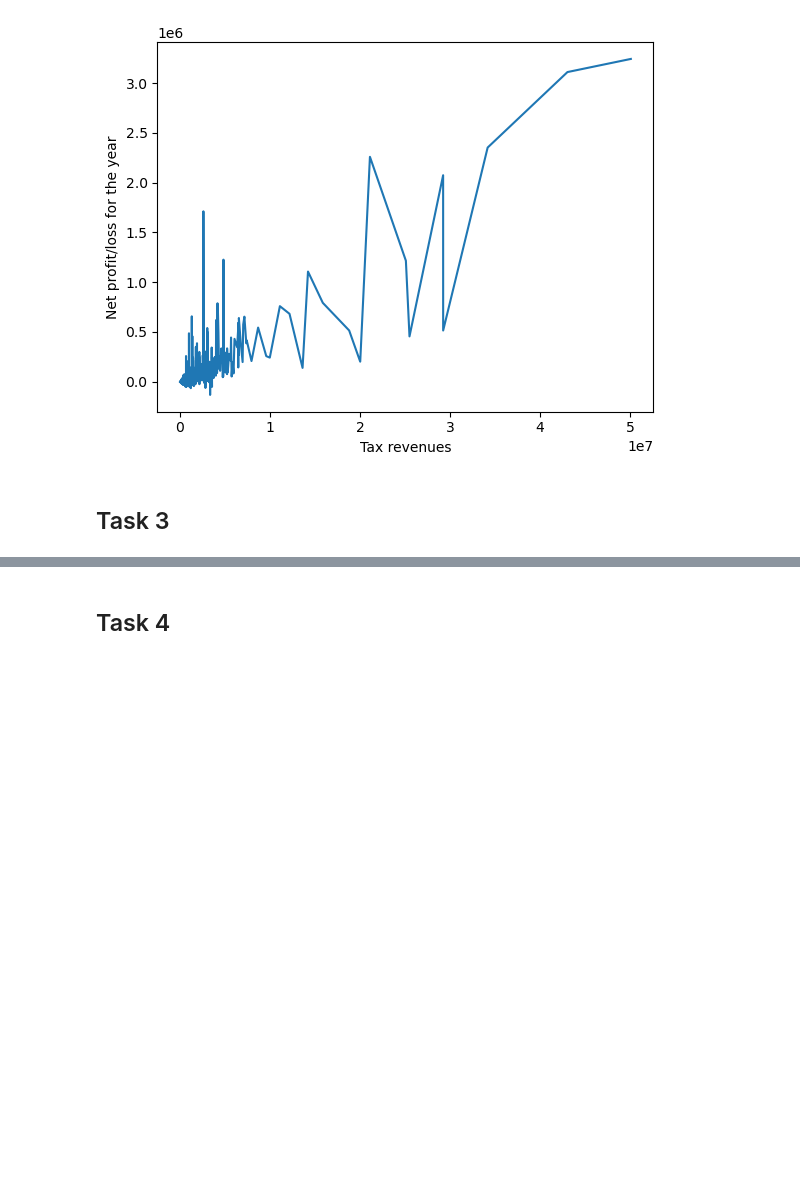
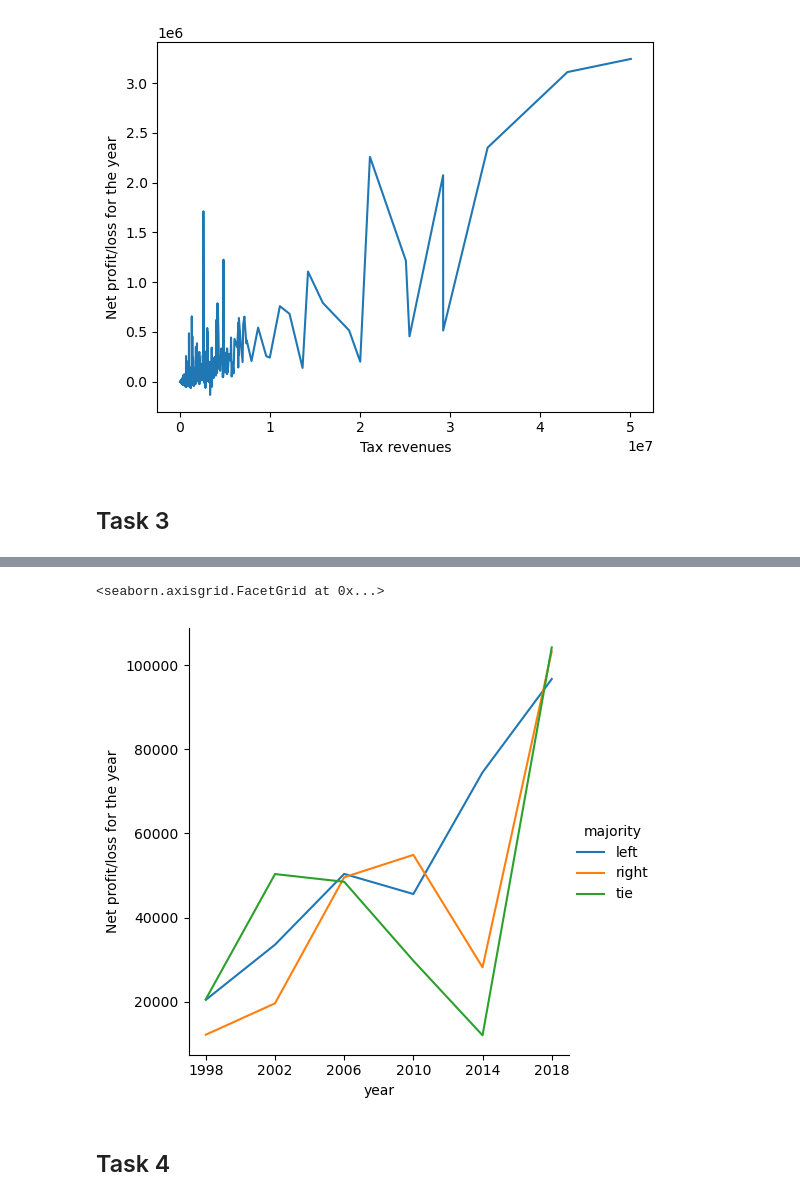
Before and after one commit to Keno-git/DS_assigment1, a Jupyter notebook: Assigment_1/Assigment_1.ipynb, the cells around one changed output, grey strips where cells are left out. Saved outputs shown, nothing was run; the diff lists cells and outputs as text; code cells hidden in the pictures; blank space fills up the shorter version.

```diff
--- a/Assigment_1/Assigment_1.ipynb
+++ b/Assigment_1/Assigment_1.ipynb
@@ -278,0 +306,4 @@ sns.lineplot(data=df, x="Tax revenues", y="Net profit/loss for the year")
+# %%
+df_cop = df.copy()
+df_cop = df_cop.groupby(["majority", "year"]).mean().reset_index(level=["majority","year"])
+df_cop
@@ -279,3 +329,8 @@ sns.lineplot(data=df, x="Tax revenues", y="Net profit/loss for the year")
+# %%
+sns.relplot(data=df_cop, x="year", y="Net profit/loss for the year", hue="majority", kind="line")
+# %% [output]
+<seaborn.axisgrid.FacetGrid at 0x...>
+[figure, added]
 # %% [markdown]
 ## Task 4
 # %% [markdown]
```
Also changed, not shown: parts of 5 cells of this notebook.
